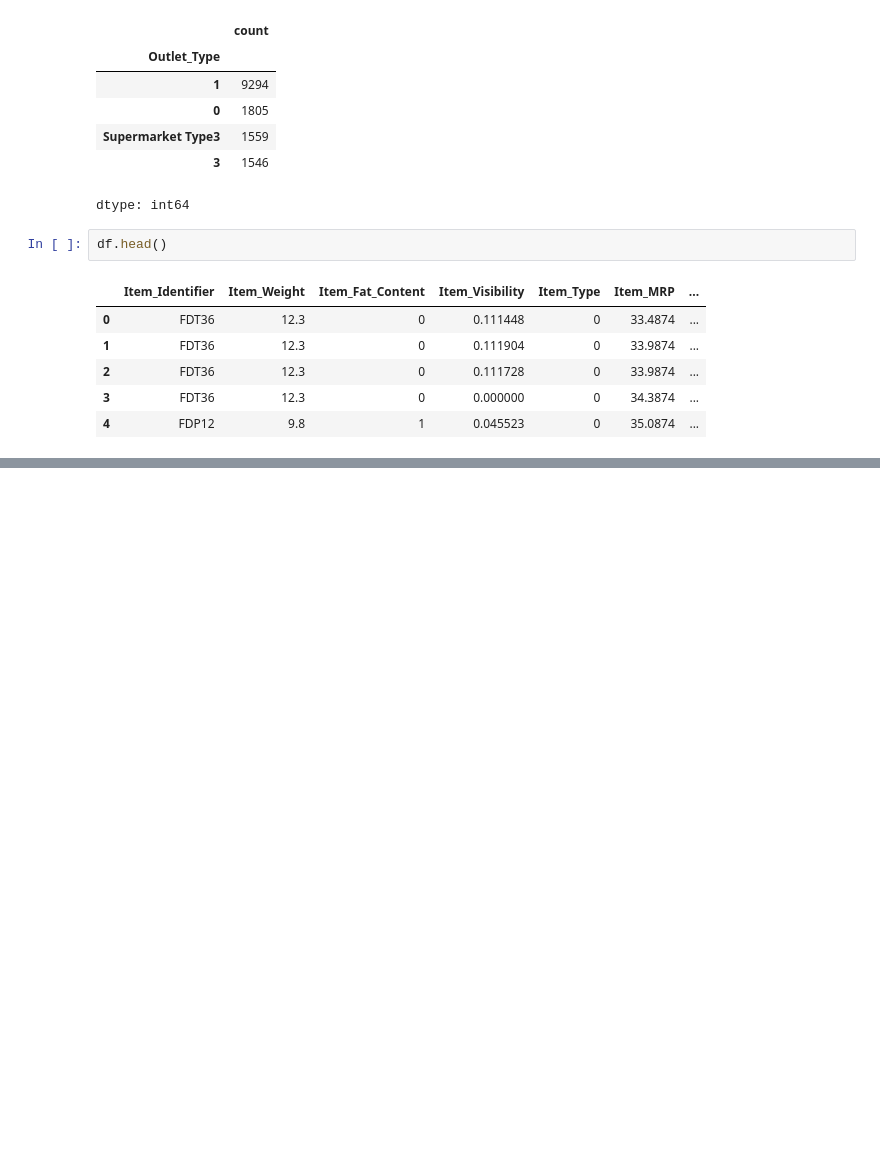
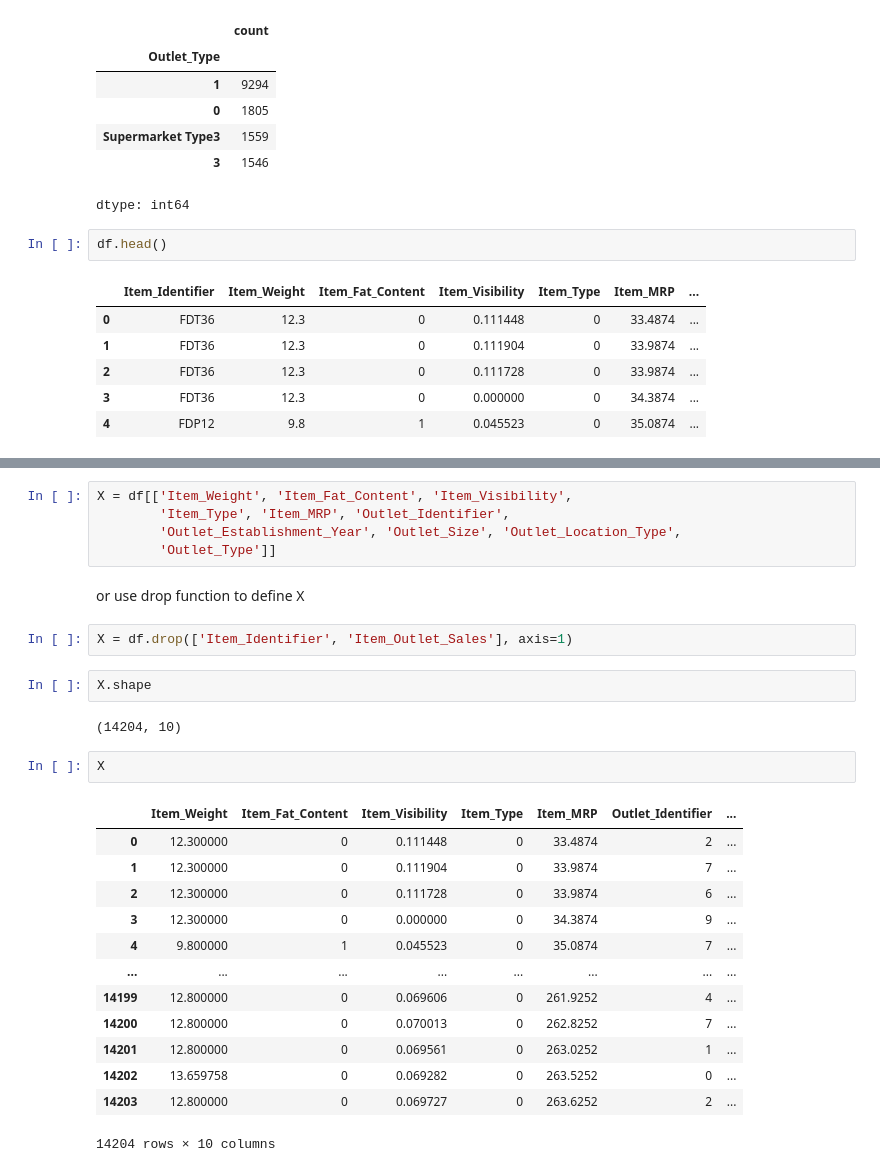
Before and after one commit to Mahesh2056/Big_Sales_Prediction, a Jupyter notebook: Big_Sales_Prediction.ipynb, the cells around one changed output, grey strips where cells are left out. Drawn from its saved outputs; the diff is of its cells as text; blank space fills up the shorter version.

```diff
--- a/Big_Sales_Prediction.ipynb
+++ b/Big_Sales_Prediction.ipynb
@@ -307,0 +361,29 @@ df.head()
+# %%
+X = df[['Item_Weight', 'Item_Fat_Content', 'Item_Visibility',
+        'Item_Type', 'Item_MRP', 'Outlet_Identifier',
+        'Outlet_Establishment_Year', 'Outlet_Size', 'Outlet_Location_Type',
+        'Outlet_Type']]
+# %% [markdown]
+or use drop function to define X
+# %%
+X = df.drop(['Item_Identifier', 'Item_Outlet_Sales'], axis=1)
+# %%
+X.shape
+# %% [output]
+(14204, 10)
+# %%
+X
+# %% [output]
+|  | Item_Weight | Item_Fat_Content | Item_Visibility | Item_Type | Item_MRP | Outlet_Identifier | ... |
+| 0 | 12.300000 | 0 | 0.111448 | 0 | 33.4874 | 2 | ... |
+| 1 | 12.300000 | 0 | 0.111904 | 0 | 33.9874 | 7 | ... |
+| 2 | 12.300000 | 0 | 0.111728 | 0 | 33.9874 | 6 | ... |
+| 3 | 12.300000 | 0 | 0.000000 | 0 | 34.3874 | 9 | ... |
+| 4 | 9.800000 | 1 | 0.045523 | 0 | 35.0874 | 7 | ... |
+| ... | ... | ... | ... | ... | ... | ... | ... |
+| 14199 | 12.800000 | 0 | 0.069606 | 0 | 261.9252 | 4 | ... |
+| 14200 | 12.800000 | 0 | 0.070013 | 0 | 262.8252 | 7 | ... |
+| 14201 | 12.800000 | 0 | 0.069561 | 0 | 263.0252 | 1 | ... |
+| 14202 | 13.659758 | 0 | 0.069282 | 0 | 263.5252 | 0 | ... |
+| 14203 | 12.800000 | 0 | 0.069727 | 0 | 263.6252 | 2 | ... |
+14204 rows × 10 columns
```
Also changed, not shown: parts of 7 cells of this notebook.
